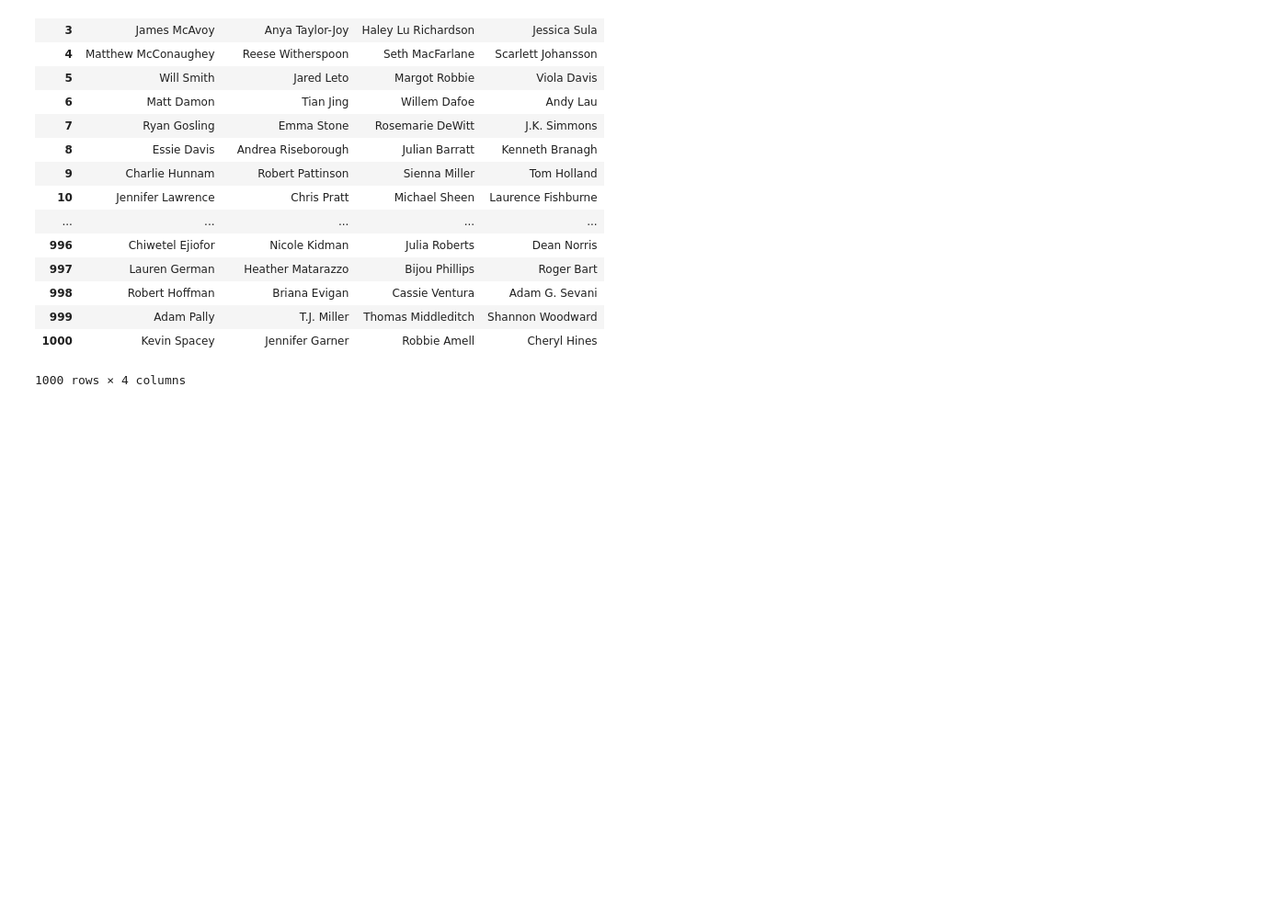
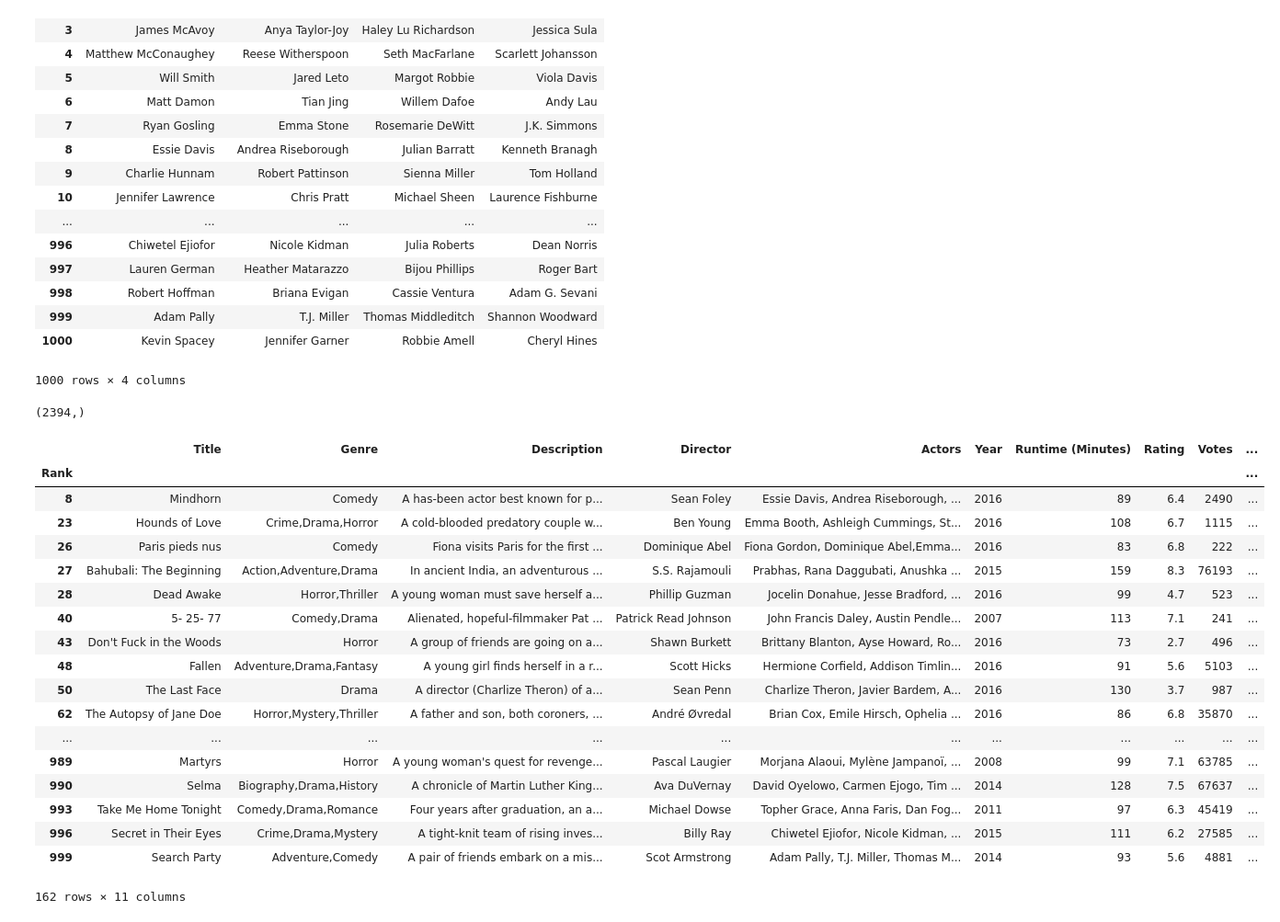
Before and after one commit to yaminijoshi89/INSAID-Projects, a Jupyter notebook: IMBD Movies EDA.ipynb, the cells around one changed output. Shown at 92% size. Drawn from its saved outputs; the diff is of its cells as text; code cells hidden in the pictures; blank space fills up the shorter version.

```diff
--- a/IMBD Movies EDA.ipynb
+++ b/IMBD Movies EDA.ipynb
@@ -149,3 +144,31 @@ Actor_data
 | 999 | Adam Pally | T.J. Miller | Thomas Middleditch | Shannon Woodward |
 | 1000 | Kevin Spacey | Jennifer Garner | Robbie Amell | Cheryl Hines |
 1000 rows × 4 columns
+# %%
+Actor_uniq = Actor_data.stack().unique()
+Actor_uniq.shape
+# %% [output]
+(2394,)
+# %%
+movie_na_data = movie_data[movie_data.isna().any(axis=1)]
+movie_na_data
+# %% [output]
+|  | Title | Genre | Description | Director | Actors | Year | Runtime (Minutes) | Rating | Votes | ... |
+| Rank |  |  |  |  |  |  |  |  |  | ... |
+| 8 | Mindhorn | Comedy | A has-been actor best known for p... | Sean Foley | Essie Davis, Andrea Riseborough, ... | 2016 | 89 | 6.4 | 2490 | ... |
+| 23 | Hounds of Love | Crime,Drama,Horror | A cold-blooded predatory couple w... | Ben Young | Emma Booth, Ashleigh Cummings, St... | 2016 | 108 | 6.7 | 1115 | ... |
+| 26 | Paris pieds nus | Comedy | Fiona visits Paris for the first ... | Dominique Abel | Fiona Gordon, Dominique Abel,Emma... | 2016 | 83 | 6.8 | 222 | ... |
+| 27 | Bahubali: The Beginning | Action,Adventure,Drama | In ancient India, an adventurous ... | S.S. Rajamouli | Prabhas, Rana Daggubati, Anushka ... | 2015 | 159 | 8.3 | 76193 | ... |
+| 28 | Dead Awake | Horror,Thriller | A young woman must save herself a... | Phillip Guzman | Jocelin Donahue, Jesse Bradford, ... | 2016 | 99 | 4.7 | 523 | ... |
+| 40 | 5- 25- 77 | Comedy,Drama | Alienated, hopeful-filmmaker Pat ... | Patrick Read Johnson | John Francis Daley, Austin Pendle... | 2007 | 113 | 7.1 | 241 | ... |
+| 43 | Don't Fuck in the Woods | Horror | A group of friends are going on a... | Shawn Burkett | Brittany Blanton, Ayse Howard, Ro... | 2016 | 73 | 2.7 | 496 | ... |
+| 48 | Fallen | Adventure,Drama,Fantasy | A young girl finds herself in a r... | Scott Hicks | Hermione Corfield, Addison Timlin... | 2016 | 91 | 5.6 | 5103 | ... |
+| 50 | The Last Face | Drama | A director (Charlize Theron) of a... | Sean Penn | Charlize Theron, Javier Bardem, A... | 2016 | 130 | 3.7 | 987 | ... |
+| 62 | The Autopsy of Jane Doe | Horror,Mystery,Thriller | A father and son, both coroners, ... | André Øvredal | Brian Cox, Emile Hirsch, Ophelia ... | 2016 | 86 | 6.8 | 35870 | ... |
+| ... | ... | ... | ... | ... | ... | ... | ... | ... | ... | ... |
+| 989 | Martyrs | Horror | A young woman's quest for revenge... | Pascal Laugier | Morjana Alaoui, Mylène Jampanoï, ... | 2008 | 99 | 7.1 | 63785 | ... |
+| 990 | Selma | Biography,Drama,History | A chronicle of Martin Luther King... | Ava DuVernay | David Oyelowo, Carmen Ejogo, Tim ... | 2014 | 128 | 7.5 | 67637 | ... |
+| 993 | Take Me Home Tonight | Comedy,Drama,Romance | Four years after graduation, an a... | Michael Dowse | Topher Grace, Anna Faris, Dan Fog... | 2011 | 97 | 6.3 | 45419 | ... |
+| 996 | Secret in Their Eyes | Crime,Drama,Mystery | A tight-knit team of rising inves... | Billy Ray | Chiwetel Ejiofor, Nicole Kidman, ... | 2015 | 111 | 6.2 | 27585 | ... |
+| 999 | Search Party | Adventure,Comedy | A pair of friends embark on a mis... | Scot Armstrong | Adam Pally, T.J. Miller, Thomas M... | 2014 | 93 | 5.6 | 4881 | ... |
+162 rows × 11 columns
```
Also changed, not shown: parts of 10 cells of this notebook.
